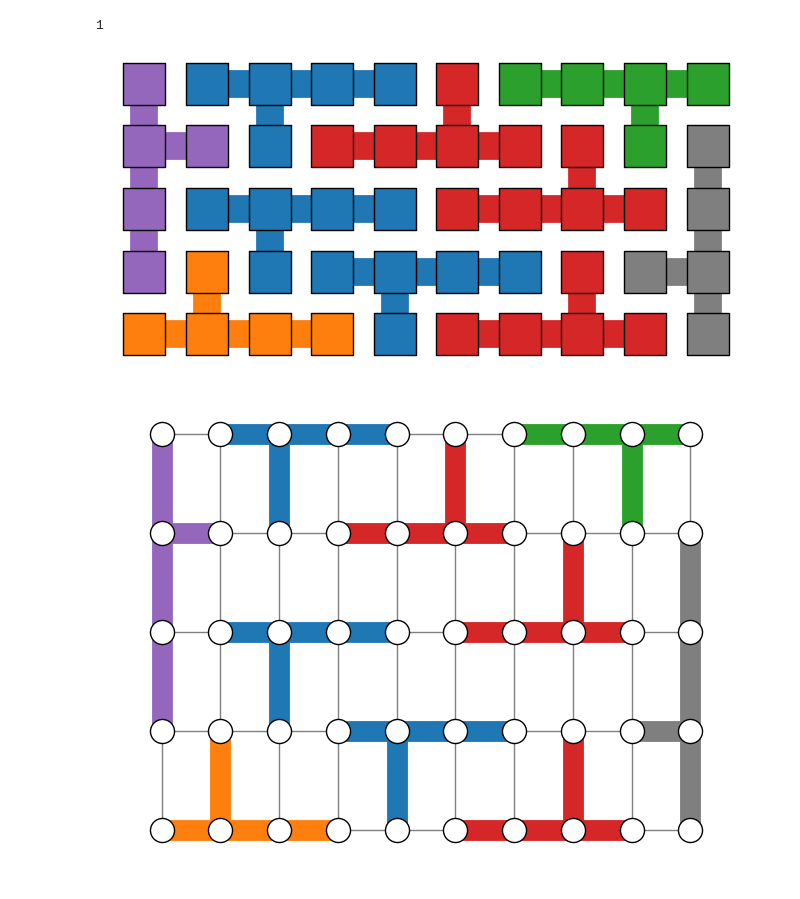
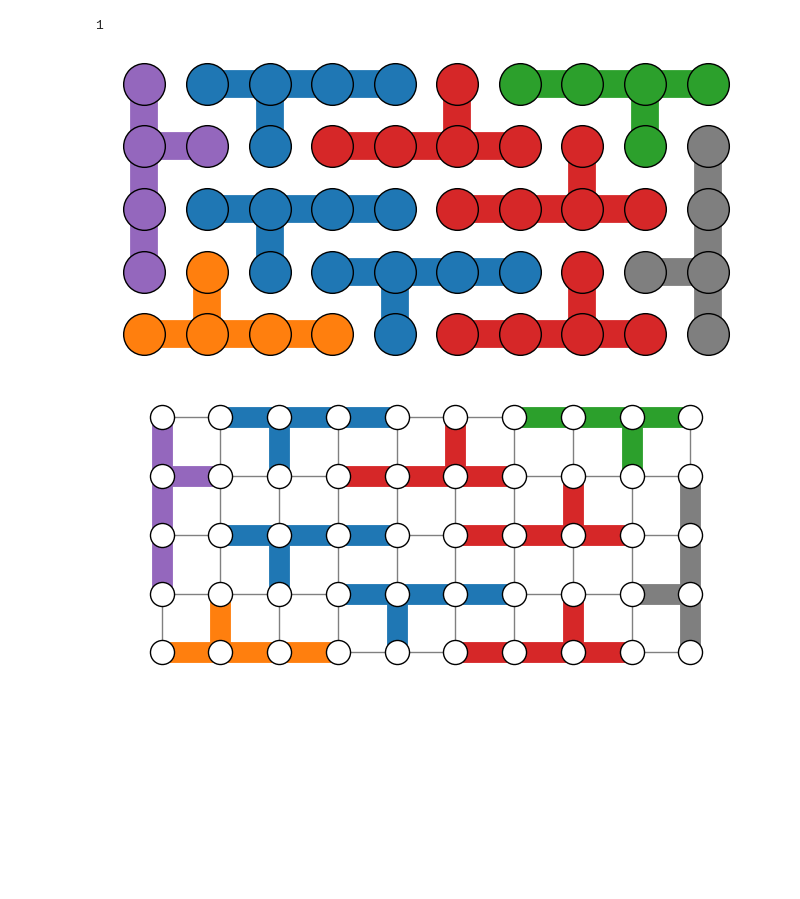
Before and after one commit to romain-montagne/or-resources, a Jupyter notebook: problems/notebooks/pentominoes.ipynb, the cells around one changed output. Saved outputs shown, nothing was run; the diff lists cells and outputs as text; code cells hidden in the pictures; blank space fills up the shorter version.

```diff
--- a/problems/notebooks/pentominoes.ipynb
+++ b/problems/notebooks/pentominoes.ipynb
@@ -79,21 +79,23 @@ for p in x:
                 edgecolors="black",
                 edge_color=P.graph["color"],
                 node_size=900,
-                node_shape='s',
+                #node_shape='s',
                 width=20)
 plt.gca().set_aspect("equal")
 plt.show()
 # %% [output]
-[figure, old version]
+[figure, new version]
 # %%
 nx.draw(G, pos, node_size=10, edge_color='grey')
 for p in x:
     if pulp.value(x[p])>0.9:
         P = pentominoes_dict[p]
         nx.draw(P, pos,
                 node_color="white",
                 edgecolors="black",
                 edge_color=P.graph["color"],
                 width=15)
+plt.gca().set_aspect("equal")
+plt.show()
 # %% [output]
-[figure, old version]
+[figure, new version]
```
Also changed, not shown: parts of 1 cell of this notebook, 28 other files.
